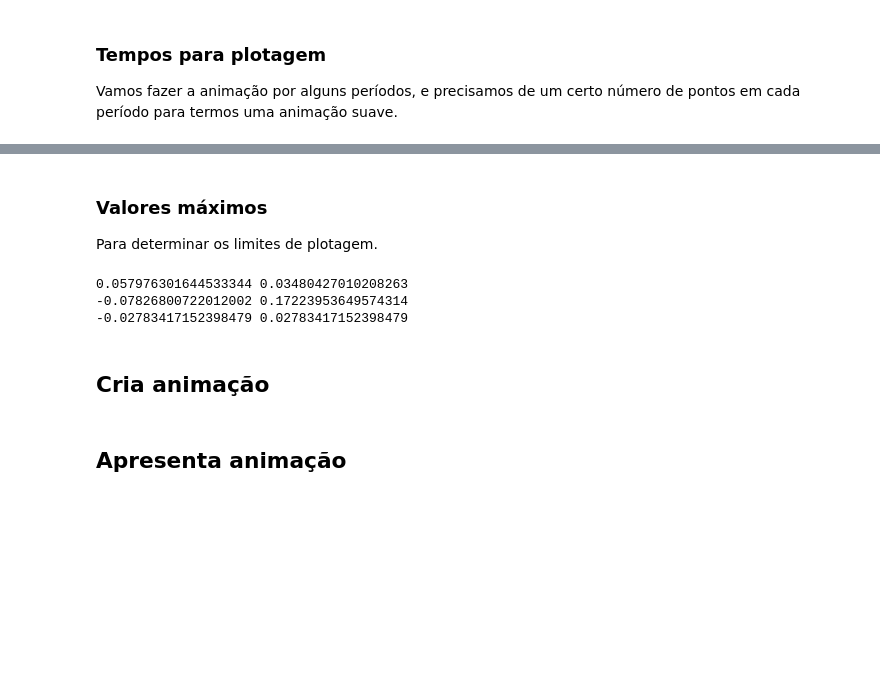
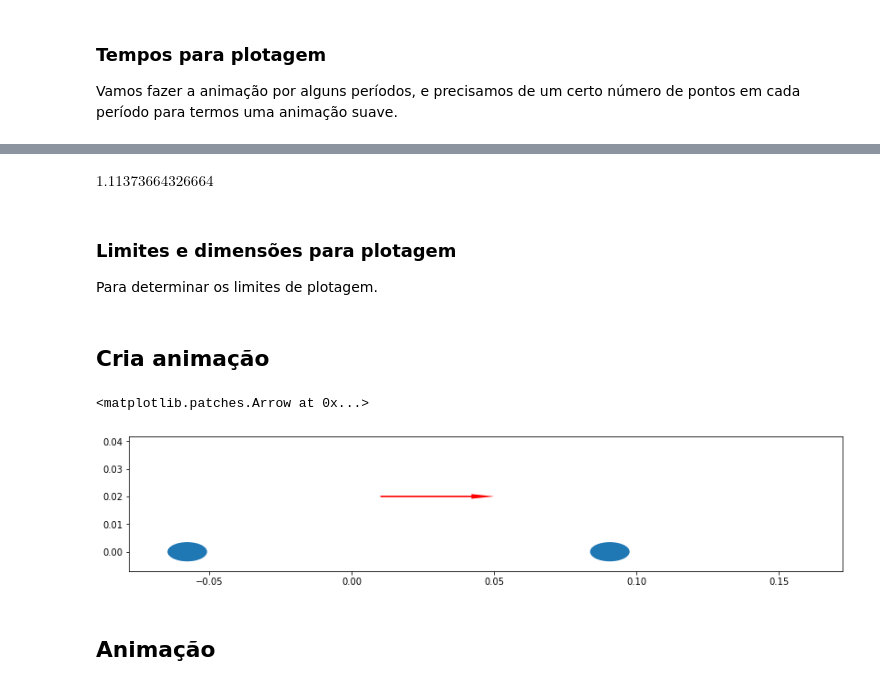
Before and after one commit to r-b-w/Notebooks-Vibracoes, a Jupyter notebook: Notebooks/VibraçãoForçada2GL_visualização.ipynb, the cells around one changed output, grey strips where cells are left out. Saved outputs shown, nothing was run; the diff lists cells and outputs as text; code cells hidden in the pictures; blank space fills up the shorter version.

Commit message:
Started drawing arrows.

```diff
--- a/Notebooks/VibraçãoForçada2GL_visualização.ipynb
+++ b/Notebooks/VibraçãoForçada2GL_visualização.ipynb
@@ -162,11 +801,19 @@ x2n = fxt2(times)
+# %%
+Fe = -k@np.vstack((x1n, x2n))
+Fa = -c@np.vstack((v1n, v2n))
+Fi = -m@np.vstack((a1n, a2n))
+Fmax = np.max(np.hstack((Fe, Fa, Fi)))
+display(Fmax)
+# %% [output]
+$\displaystyle 1.11373664326664$
 # %% [markdown]
-### Valores máximos
+### Limites e dimensões para plotagem
 
 Para determinar os limites de plotagem.
 # %%
 max1 = x1n.max()
 max2 = x2n.max()
-print(max1, max2)
+#print(max1, max2)
 
 lref = max1+max2     # comprimento de referência
 fuzz = 1.35          # uma folga
@@ -177,50 +824,61 @@ lshape = 0.15*lref   # comprimento característo das massas
 
 bbminx = -fuzz*max1
 bbmaxx = min_dist+fuzz*max2
-bbminy = -2*lshape
-bbmaxy = 2*lshape
+bbminy = -0.5*lshape
+bbmaxy = 3*lshape
 bbdx = bbmaxx - bbminx
 bbdy = bbmaxy - bbminy
-print(bbminx, bbmaxx)
-print(bbminy, bbmaxy)
+#print(bbminx, bbmaxx)
+#print(bbminy, bbmaxy)
 
 x2n += min_dist                 # to plot m2 on correct place
+
+# Scale forces appropriately
+Fes = Fe/Fmax*lshape
+Fas = Fa/Fmax*lshape
+Fis = Fi/Fmax*lshape
-# %% [output]
-0.057976301644533344 0.03480427010208263
--0.07826800722012002 0.17223953649574314
--0.02783417152398479 0.02783417152398479
 # %% [markdown]
 ## Cria animação
 # %%
-m1 = Ellipse((x1n[0],0), width=lshape, height=0.5*lshape, fc='blue')
-m2 = Ellipse((x2n[0],0), width=lshape, height=0.5*lshape, fc='red')
+m1 = Ellipse((x1n[0],0), width=lshape, height=0.5*lshape)
+m2 = Ellipse((x2n[0],0), width=lshape, height=0.5*lshape)
 patches = PatchCollection([m1, m2])
 
 ar = bbdx/bbdy
 fig, ax = plt.subplots()
+
+def draw_forces(x, y):
+    fev =  Arrow(x, y, Fes[0], 0.0, fc='red')
+    #fav =  Arrow(x, y+0.2*lshape, Fas[0], 0.0, fc='magenta')
+    #fiv =  Arrow(x, y+0.4*lshape, Fis[0], 0.0, fc='green')
 
 def init():
     fig.set_size_inches(14, 14/ar)
     ax.set_xlim(left=bbminx, right=bbmaxx)
     ax.set_ylim(bottom=bbminy, top=bbmaxy)
     ax.add_patch(m1)
     ax.add_patch(m2)
     m1.center = (x1n[0], 0)
     m2.center = (x2n[0], 0)
     return m1, m2
 
 
 def animate(i):
     m1.center = (x1n[i], 0)
     m2.center = (x2n[i], 0)
     return m1, m2
 
-anim = animation.FuncAnimation(fig, animate,
-                               init_func=init,
-                               frames=x1n.size,
-                               interval=30,
-                               blit=True)
-plt.close(fig)
+init()
+ax.add_patch(Arrow(0.01, 0.02, 0.04, 0.0, width=0.2*lshape, fc='red'))
+#anim = animation.FuncAnimation(fig, animate,
+#                               init_func=init,
+#                               frames=x1n.size,
+#                               interval=30,
+#                               blit=True)
+#plt.close(fig)
+# %% [output]
+<matplotlib.patches.Arrow at 0x...>
+[figure, added]
 # %% [markdown]
-## Apresenta animação
+## Animação
 # %%
```
Also changed, not shown: parts of 25 cells of this notebook, 1 other file.
